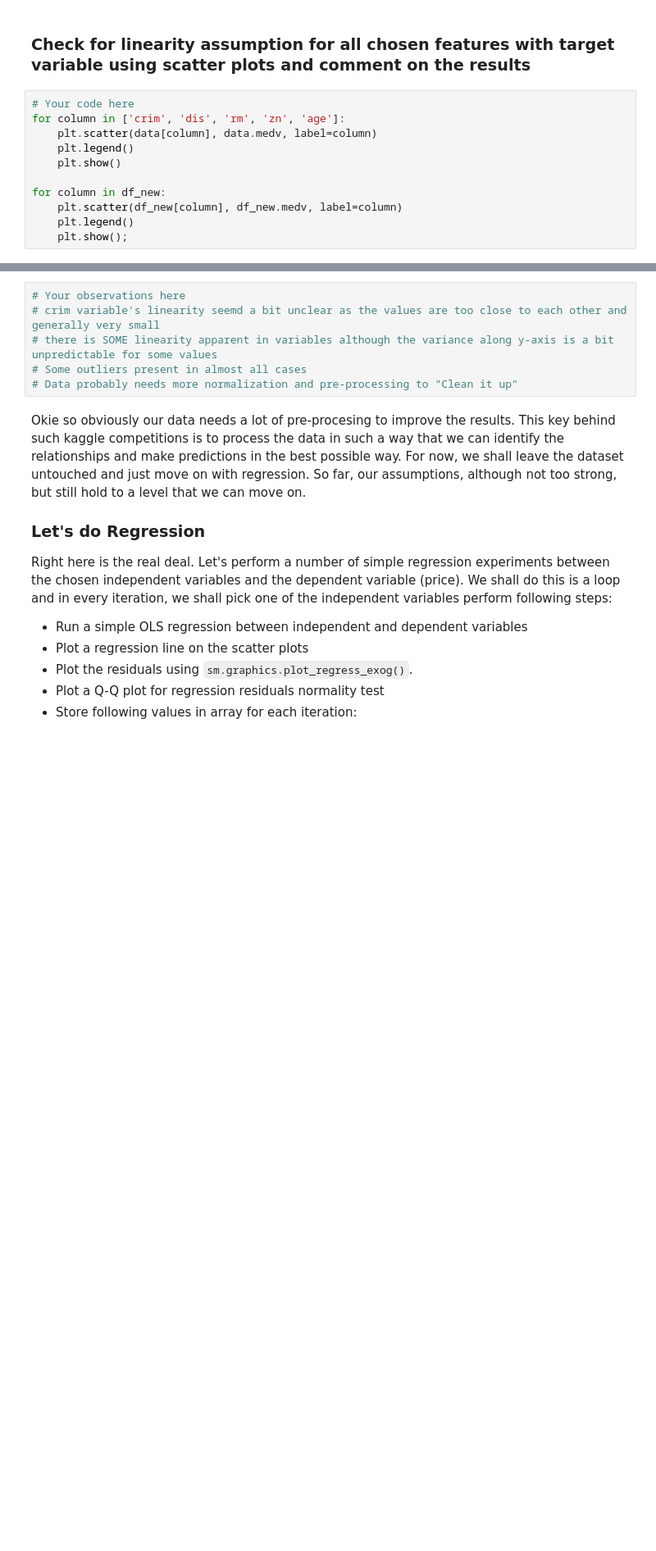
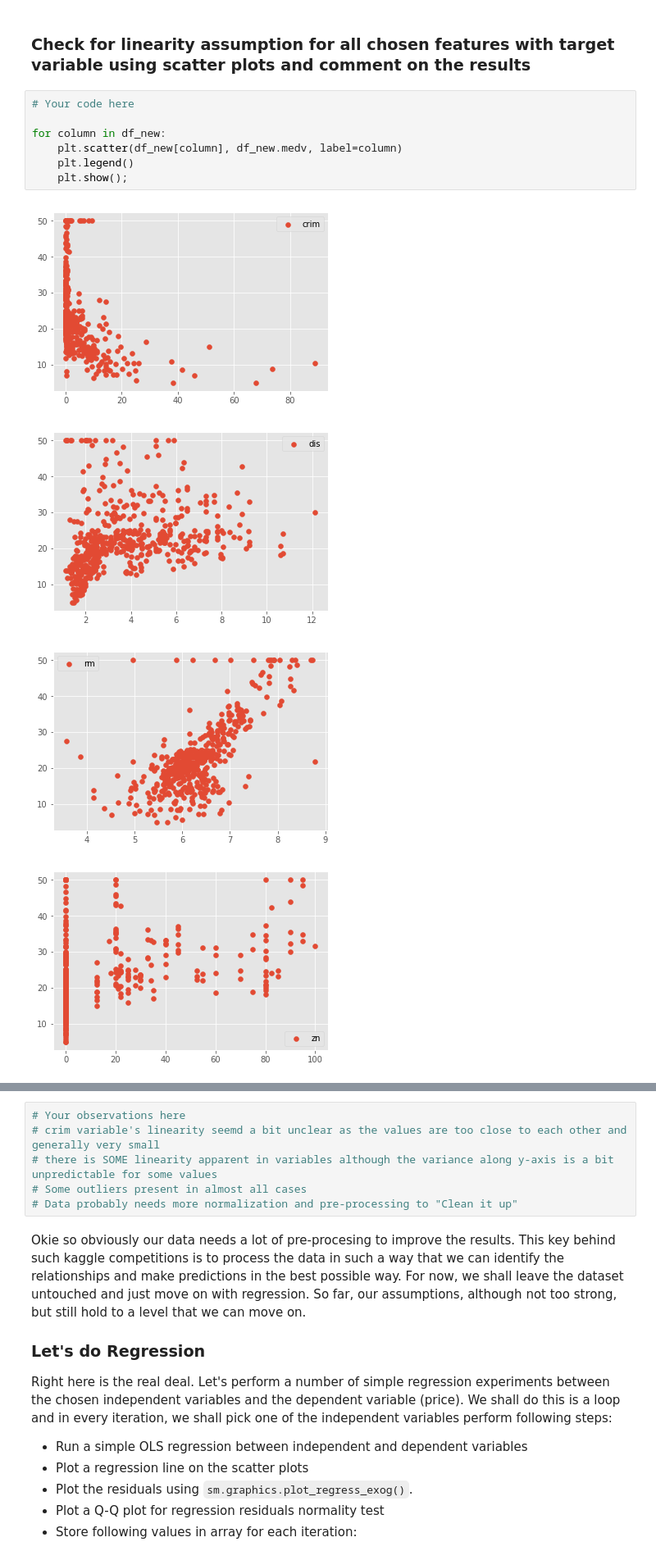
Before and after one commit to cpedrasa/dsc-01-10-16-regression-EOD-Lab-online-ds-sp-000, a Jupyter notebook: index.ipynb, the cells around one changed output, grey strips where cells are left out. Shown at 82% size. Saved outputs shown, nothing was run; the diff lists cells and outputs as text; blank space fills up the shorter version.

```diff
--- a/index.ipynb
+++ b/index.ipynb
@@ -75,12 +144,13 @@ df_new.head()
 ### Check for linearity assumption for all chosen features with target variable using scatter plots and comment on the results
 # %%
 # Your code here
-for column in ['crim', 'dis', 'rm', 'zn', 'age']:
-    plt.scatter(data[column], data.medv, label=column)
-    plt.legend()
-    plt.show()
 
 for column in df_new:
     plt.scatter(df_new[column], df_new.medv, label=column)
     plt.legend()
     plt.show();
+# %% [output]
+[figure, added]
+[figure, added]
+[figure, added]
+[figure, added]
```
Also changed, not shown: parts of 9 cells of this notebook.
